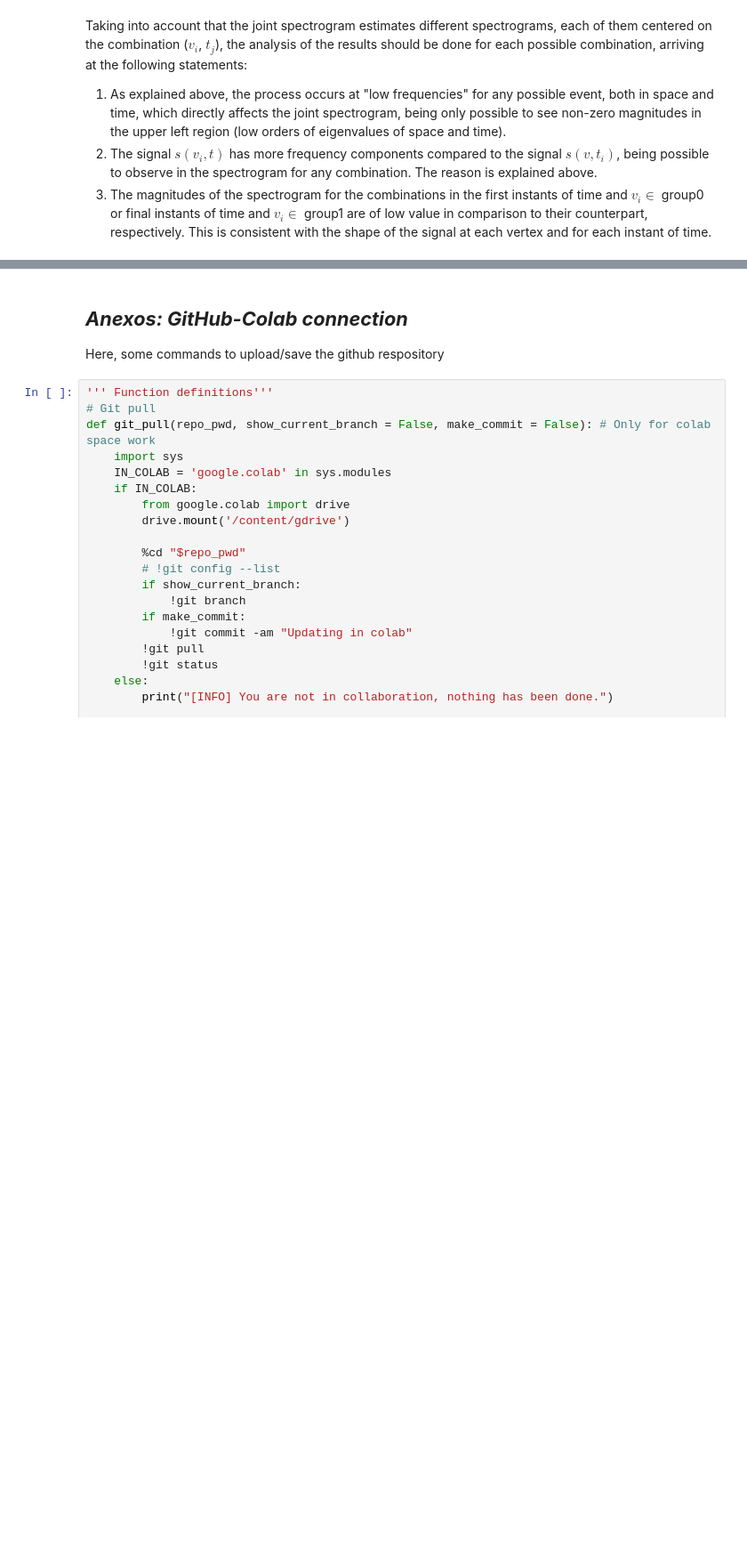
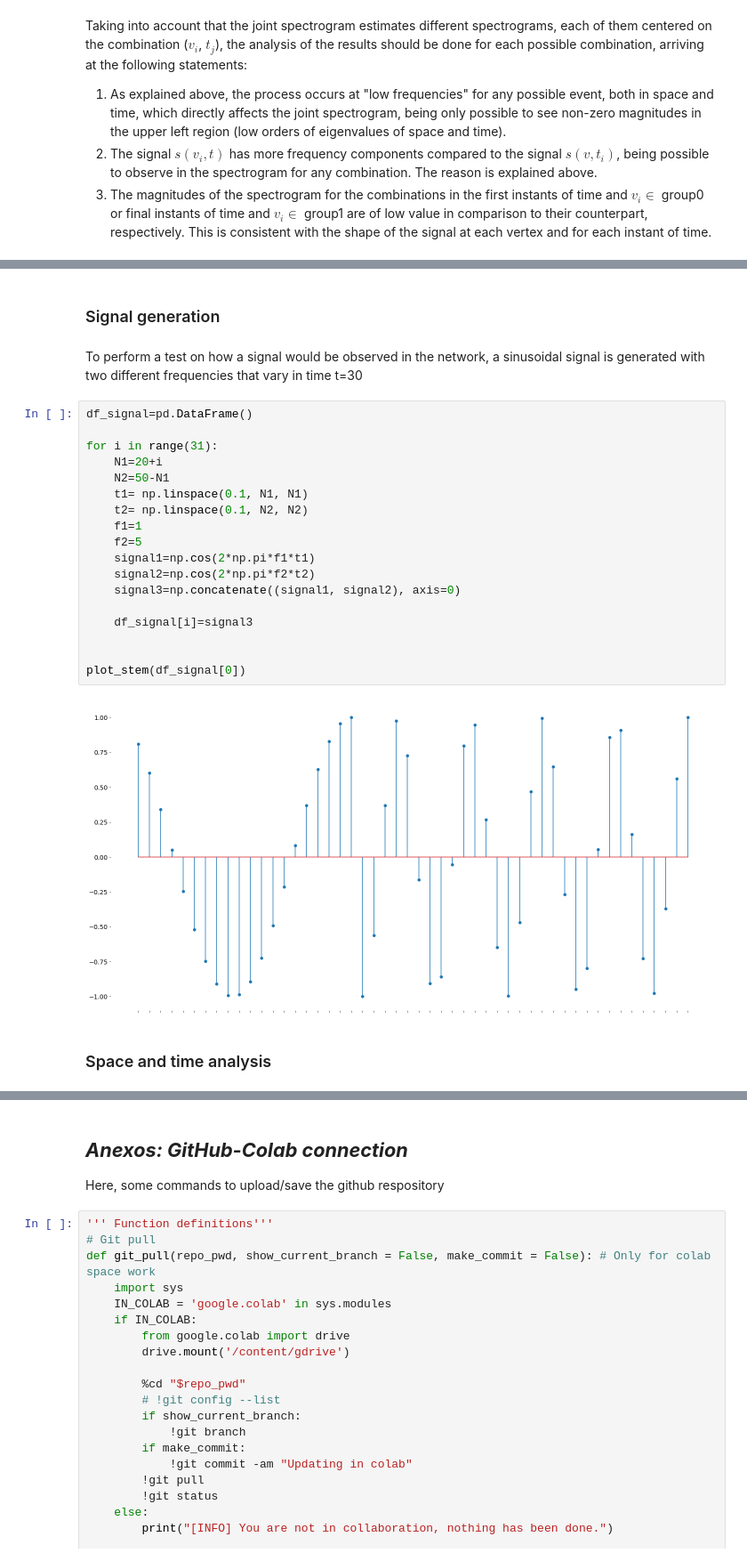
Before and after one commit to TEAM-IMT/air-polution-sensor, a Jupyter notebook: GFT_sensors.ipynb, the cells around one changed output, grey strips where cells are left out. Shown at 89% size. Saved outputs shown, nothing was run; the diff lists cells and outputs as text; blank space fills up the shorter version.

```diff
--- a/GFT_sensors.ipynb
+++ b/GFT_sensors.ipynb
@@ -227,0 +318,26 @@ Taking into account that the joint spectrogram estimates different spectrograms,
+# %% [markdown]
+### Signal generation
+# %% [markdown]
+To perform a test on how a signal would be observed in the network, a sinusoidal signal is generated with two different frequencies that vary in time t=30
+# %%
+df_signal=pd.DataFrame()
+
+for i in range(31):
+    N1=20+i
+    N2=50-N1
+    t1= np.linspace(0.1, N1, N1)
+    t2= np.linspace(0.1, N2, N2)
+    f1=1
+    f2=5
+    signal1=np.cos(2*np.pi*f1*t1)
+    signal2=np.cos(2*np.pi*f2*t2)
+    signal3=np.concatenate((signal1, signal2), axis=0)
+
+    df_signal[i]=signal3
+
+
+plot_stem(df_signal[0])
+# %% [output]
+[figure, added]
+# %% [markdown]
+### Space and time analysis
```
Also changed, not shown: parts of 31 cells of this notebook, 1 other file.
